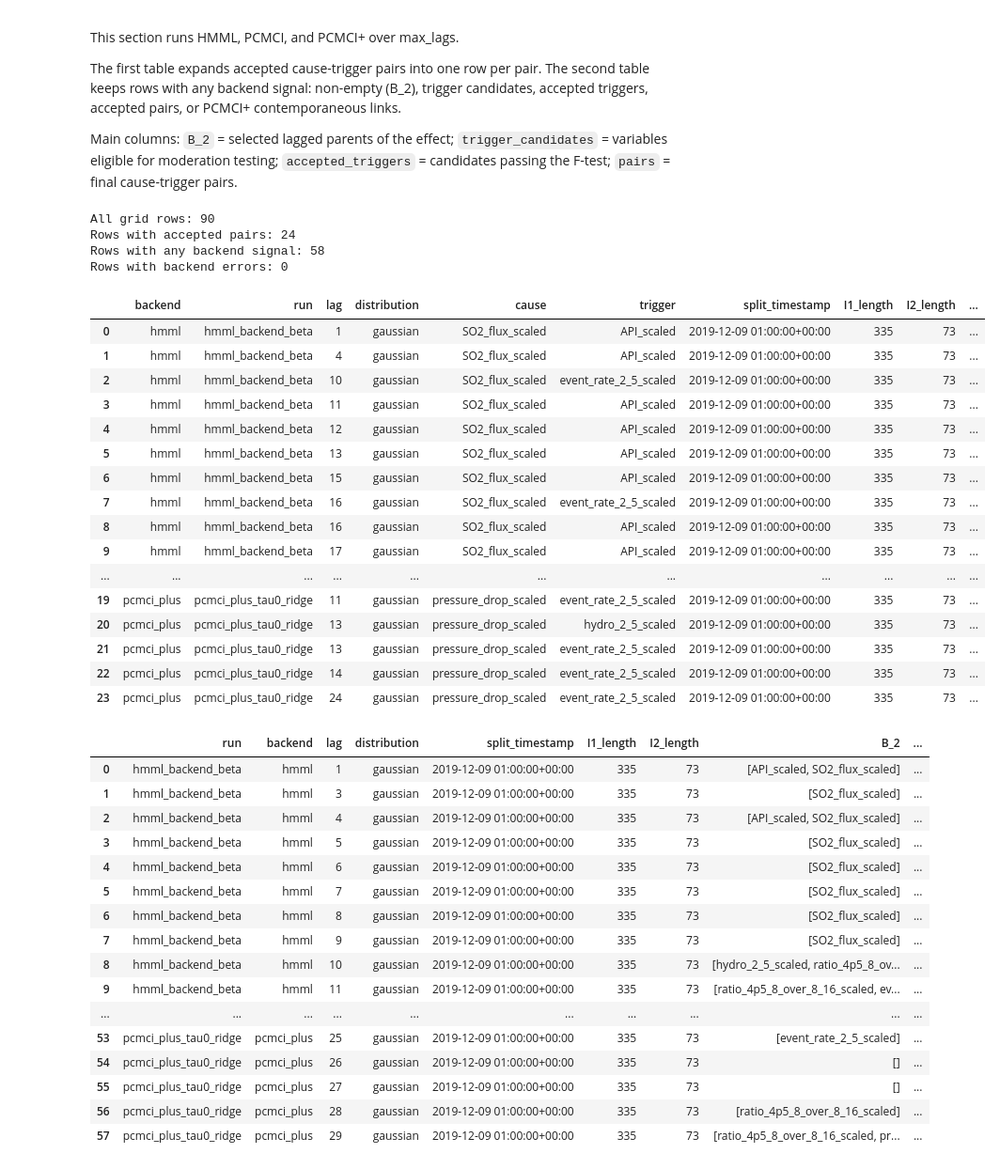
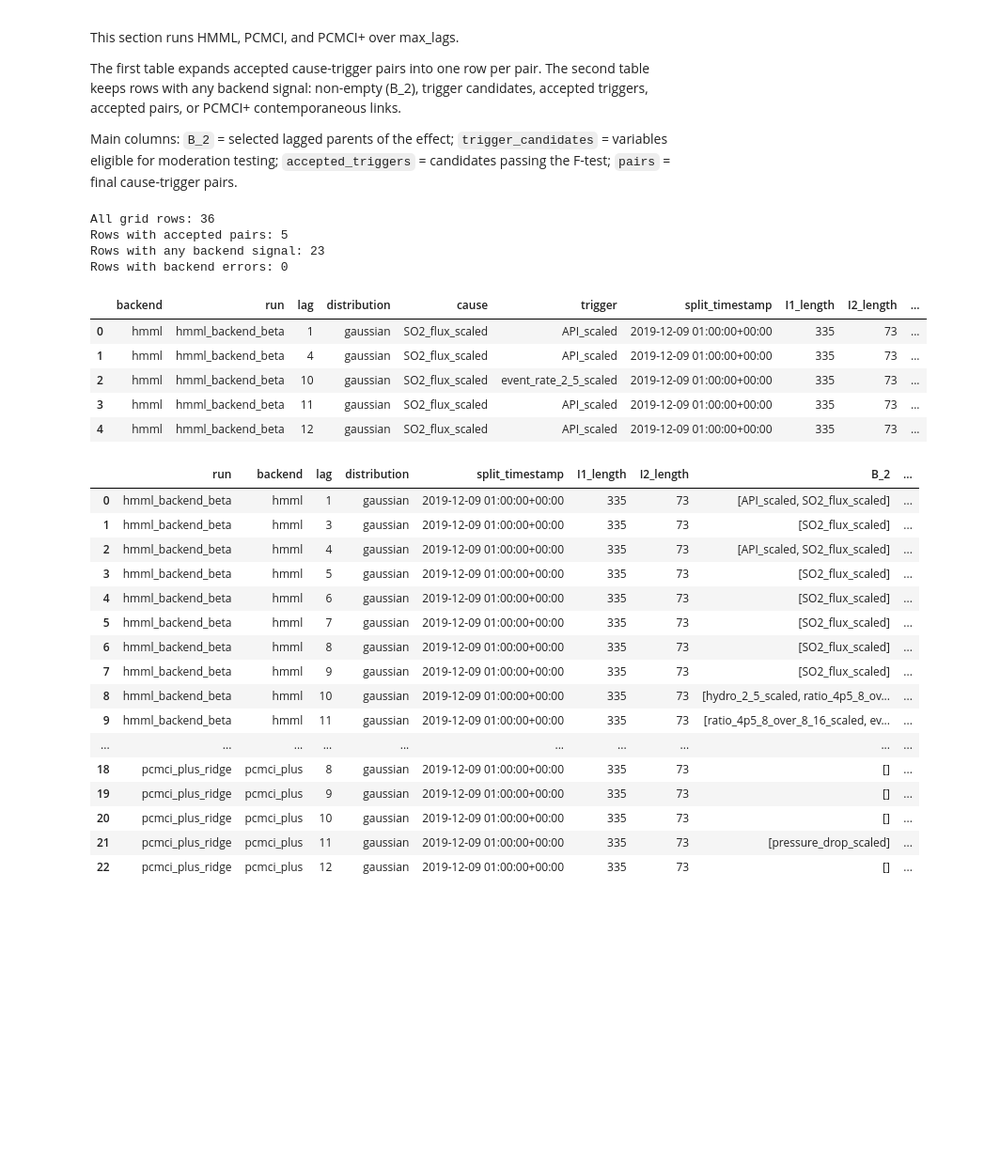
Before and after one commit to alectois/Distinguishing-Causes-and-Triggers-in-Volcanic-and-Seismic-Processes, a Jupyter notebook: notebooks/whakaari_cause_trigger.ipynb, the cells around one changed output. Shown at 94% size. Drawn from its saved outputs; the diff is of its cells as text; code cells hidden in the pictures; blank space fills up the shorter version.

```diff
--- a/notebooks/whakaari_cause_trigger.ipynb
+++ b/notebooks/whakaari_cause_trigger.ipynb
@@ -53,8 +53,9 @@ CASE_PRE_DAYS = 14
 CASE_POST_HOURS = 72
 MIN_I1_LENGTH = 168
 MIN_I2_LENGTH = 72
-MAX_LAGS = 30
-run_specs = COMPACT_RUN_SPECS # "DEFAULT_RUN_SPECS" or "COMPACT_RUN_SPECS". compact considers tau=0 contemporaneous trigger candidates
+MAX_LAGS = 12
+run_specs = DEFAULT_RUN_SPECS # "DEFAULT_RUN_SPECS" or "COMPACT_RUN_SPECS". compact considers tau=0 contemporaneous trigger candidates
+cond_ind_test = "parcorr" # "parcorr" or "robust_parcorr"
 
 X_full = load_model_frame(WHAKAARI_PATH)
 X = case_study_interval(
@@ -139,48 +140,37 @@ Main columns: `B_2` = selected lagged parents of the effect; `trigger_candidates
 grid_all = run_sensitivity_grid(
     X,
     workflow,
     run_specs=run_specs,
     lags=range(1, workflow.max_lags + 1),
     distributions=(workflow.distribution,),
-    cond_ind_test="parcorr",
+    cond_ind_test=cond_ind_test,
 )
 
 pair_rows = expand_pair_outputs(grid_all)
 signal_rows = compact_grid_outputs(grid_all, mode="signals")
 error_rows = compact_grid_errors(grid_all)
 
 print(f"All grid rows: {len(grid_all)}")
 print(f"Rows with accepted pairs: {len(pair_rows)}")
 print(f"Rows with any backend signal: {len(signal_rows)}")
 print(f"Rows with backend errors: {len(error_rows)}")
 
 display(pair_rows)
 display(signal_rows)
 
 if not error_rows.empty:
     display(error_rows)
 # %% [output]
-All grid rows: 90
-Rows with accepted pairs: 24
-Rows with any backend signal: 58
+All grid rows: 36
+Rows with accepted pairs: 5
+Rows with any backend signal: 23
 Rows with backend errors: 0
 |  | backend | run | lag | distribution | cause | trigger | split_timestamp | I1_length | I2_length | ... |
 | 0 | hmml | hmml_backend_beta | 1 | gaussian | SO2_flux_scaled | API_scaled | 2019-12-09 01:00:00+00:00 | 335 | 73 | ... |
 | 1 | hmml | hmml_backend_beta | 4 | gaussian | SO2_flux_scaled | API_scaled | 2019-12-09 01:00:00+00:00 | 335 | 73 | ... |
 | 2 | hmml | hmml_backend_beta | 10 | gaussian | SO2_flux_scaled | event_rate_2_5_scaled | 2019-12-09 01:00:00+00:00 | 335 | 73 | ... |
 | 3 | hmml | hmml_backend_beta | 11 | gaussian | SO2_flux_scaled | API_scaled | 2019-12-09 01:00:00+00:00 | 335 | 73 | ... |
 | 4 | hmml | hmml_backend_beta | 12 | gaussian | SO2_flux_scaled | API_scaled | 2019-12-09 01:00:00+00:00 | 335 | 73 | ... |
-| 5 | hmml | hmml_backend_beta | 13 | gaussian | SO2_flux_scaled | API_scaled | 2019-12-09 01:00:00+00:00 | 335 | 73 | ... |
-| 6 | hmml | hmml_backend_beta | 15 | gaussian | SO2_flux_scaled | API_scaled | 2019-12-09 01:00:00+00:00 | 335 | 73 | ... |
-| 7 | hmml | hmml_backend_beta | 16 | gaussian | SO2_flux_scaled | event_rate_2_5_scaled | 2019-12-09 01:00:00+00:00 | 335 | 73 | ... |
-| 8 | hmml | hmml_backend_beta | 16 | gaussian | SO2_flux_scaled | API_scaled | 2019-12-09 01:00:00+00:00 | 335 | 73 | ... |
-| 9 | hmml | hmml_backend_beta | 17 | gaussian | SO2_flux_scaled | API_scaled | 2019-12-09 01:00:00+00:00 | 335 | 73 | ... |
-| ... | ... | ... | ... | ... | ... | ... | ... | ... | ... | ... |
-| 19 | pcmci_plus | pcmci_plus_tau0_ridge | 11 | gaussian | pressure_drop_scaled | event_rate_2_5_scaled | 2019-12-09 01:00:00+00:00 | 335 | 73 | ... |
-| 20 | pcmci_plus | pcmci_plus_tau0_ridge | 13 | gaussian | pressure_drop_scaled | hydro_2_5_scaled | 2019-12-09 01:00:00+00:00 | 335 | 73 | ... |
-| 21 | pcmci_plus | pcmci_plus_tau0_ridge | 13 | gaussian | pressure_drop_scaled | event_rate_2_5_scaled | 2019-12-09 01:00:00+00:00 | 335 | 73 | ... |
-| 22 | pcmci_plus | pcmci_plus_tau0_ridge | 14 | gaussian | pressure_drop_scaled | event_rate_2_5_scaled | 2019-12-09 01:00:00+00:00 | 335 | 73 | ... |
-| 23 | pcmci_plus | pcmci_plus_tau0_ridge | 24 | gaussian | pressure_drop_scaled | event_rate_2_5_scaled | 2019-12-09 01:00:00+00:00 | 335 | 73 | ... |
 |  | run | backend | lag | distribution | split_timestamp | I1_length | I2_length | B_2 | ... |
 | 0 | hmml_backend_beta | hmml | 1 | gaussian | 2019-12-09 01:00:00+00:00 | 335 | 73 | [API_scaled, SO2_flux_scaled] | ... |
 | 1 | hmml_backend_beta | hmml | 3 | gaussian | 2019-12-09 01:00:00+00:00 | 335 | 73 | [SO2_flux_scaled] | ... |
@@ -193,8 +183,8 @@ Rows with backend errors: 0
 | 8 | hmml_backend_beta | hmml | 10 | gaussian | 2019-12-09 01:00:00+00:00 | 335 | 73 | [hydro_2_5_scaled, ratio_4p5_8_ov... | ... |
 | 9 | hmml_backend_beta | hmml | 11 | gaussian | 2019-12-09 01:00:00+00:00 | 335 | 73 | [ratio_4p5_8_over_8_16_scaled, ev... | ... |
 | ... | ... | ... | ... | ... | ... | ... | ... | ... | ... |
-| 53 | pcmci_plus_tau0_ridge | pcmci_plus | 25 | gaussian | 2019-12-09 01:00:00+00:00 | 335 | 73 | [event_rate_2_5_scaled] | ... |
-| 54 | pcmci_plus_tau0_ridge | pcmci_plus | 26 | gaussian | 2019-12-09 01:00:00+00:00 | 335 | 73 | [] | ... |
-| 55 | pcmci_plus_tau0_ridge | pcmci_plus | 27 | gaussian | 2019-12-09 01:00:00+00:00 | 335 | 73 | [] | ... |
-| 56 | pcmci_plus_tau0_ridge | pcmci_plus | 28 | gaussian | 2019-12-09 01:00:00+00:00 | 335 | 73 | [ratio_4p5_8_over_8_16_scaled] | ... |
-| 57 | pcmci_plus_tau0_ridge | pcmci_plus | 29 | gaussian | 2019-12-09 01:00:00+00:00 | 335 | 73 | [ratio_4p5_8_over_8_16_scaled, pr... | ... |
+| 18 | pcmci_plus_ridge | pcmci_plus | 8 | gaussian | 2019-12-09 01:00:00+00:00 | 335 | 73 | [] | ... |
+| 19 | pcmci_plus_ridge | pcmci_plus | 9 | gaussian | 2019-12-09 01:00:00+00:00 | 335 | 73 | [] | ... |
+| 20 | pcmci_plus_ridge | pcmci_plus | 10 | gaussian | 2019-12-09 01:00:00+00:00 | 335 | 73 | [] | ... |
+| 21 | pcmci_plus_ridge | pcmci_plus | 11 | gaussian | 2019-12-09 01:00:00+00:00 | 335 | 73 | [pressure_drop_scaled] | ... |
+| 22 | pcmci_plus_ridge | pcmci_plus | 12 | gaussian | 2019-12-09 01:00:00+00:00 | 335 | 73 | [] | ... |
```
Also changed, not shown: parts of 4 cells of this notebook, 7 other files.
